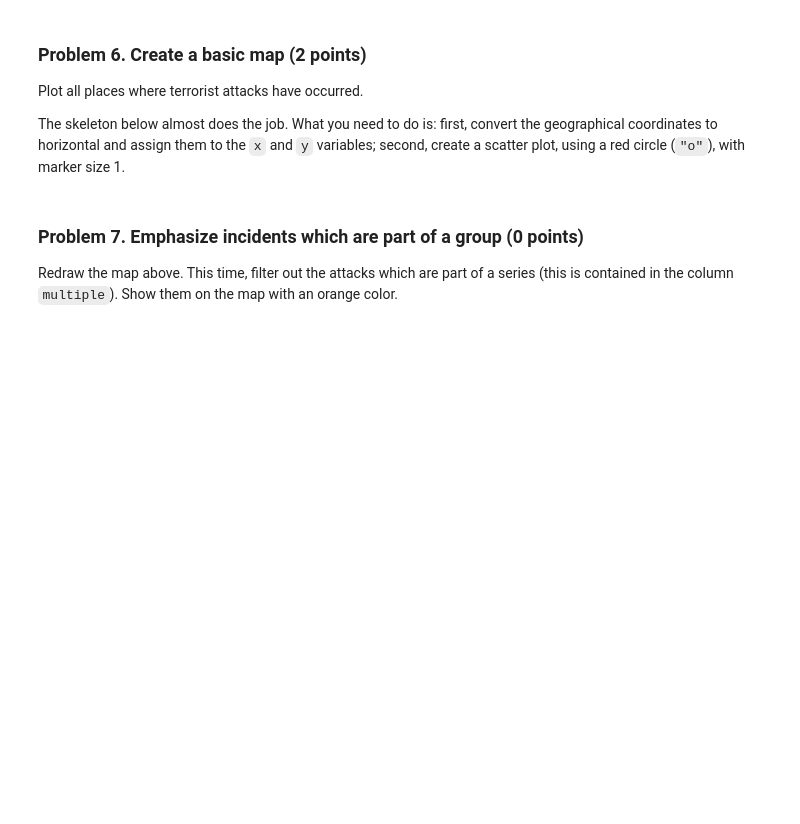
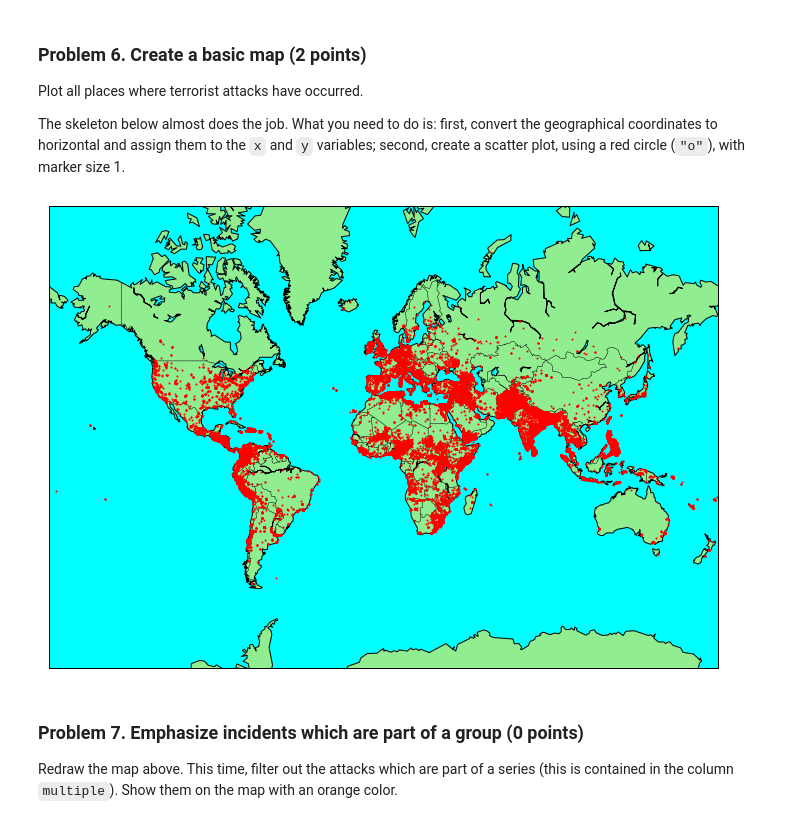
Before and after one commit to teodora-petkova/artificial-intelligence-course, a Jupyter notebook: Data-Science/Labs/04. Working-with-Spatial-Data-and-Network-Analysis-Lab/Spatial Data and Networks Lab.ipynb, the cells around one changed output. Drawn from its saved outputs; the diff is of its cells as text; code cells hidden in the pictures; blank space fills up the shorter version.

```diff
--- a/Data-Science/Labs/04. Working-with-Spatial-Data-and-Network-Analysis-Lab/Spatial Data and Networks Lab.ipynb
+++ b/Data-Science/Labs/04. Working-with-Spatial-Data-and-Network-Analysis-Lab/Spatial Data and Networks Lab.ipynb
@@ -138,15 +210,21 @@ Plot all places where terrorist attacks have occurred.
 The skeleton below almost does the job. What you need to do is: first, convert the geographical coordinates to horizontal and assign them to the `x` and `y` variables; second, create a scatter plot, using a red circle (`"o"`), with marker size 1.
 # %%
 plt.figure(figsize = (12, 10))
-m = Basemap(projection = "merc", llcrnrlat = -73, llcrnrlon = -180, urcrnrlat = 80, urcrnrlon = 180)
-x, y = None, None
-# YOUR CODE HERE
-raise NotImplementedError()
+m = Basemap(projection = "merc",
+            llcrnrlat = -73,
+            llcrnrlon = -180,
+            urcrnrlat = 80,
+            urcrnrlon = 180)
+x, y = m(terrorism_data.longitude.tolist(),
+         terrorism_data.latitude.tolist())
+m.plot(x, y, "o", markersize=1, color="red")
 m.drawcoastlines()
 m.drawcountries()
 m.fillcontinents(color = "lightgreen", lake_color = "aqua")
 m.drawmapboundary(fill_color = "aqua")
 plt.show()
+# %% [output]
+[figure, added]
 # %%
 assert_is_not_none(x)
 assert_is_not_none(y)
```
Also changed, not shown: parts of 32 cells of this notebook.
